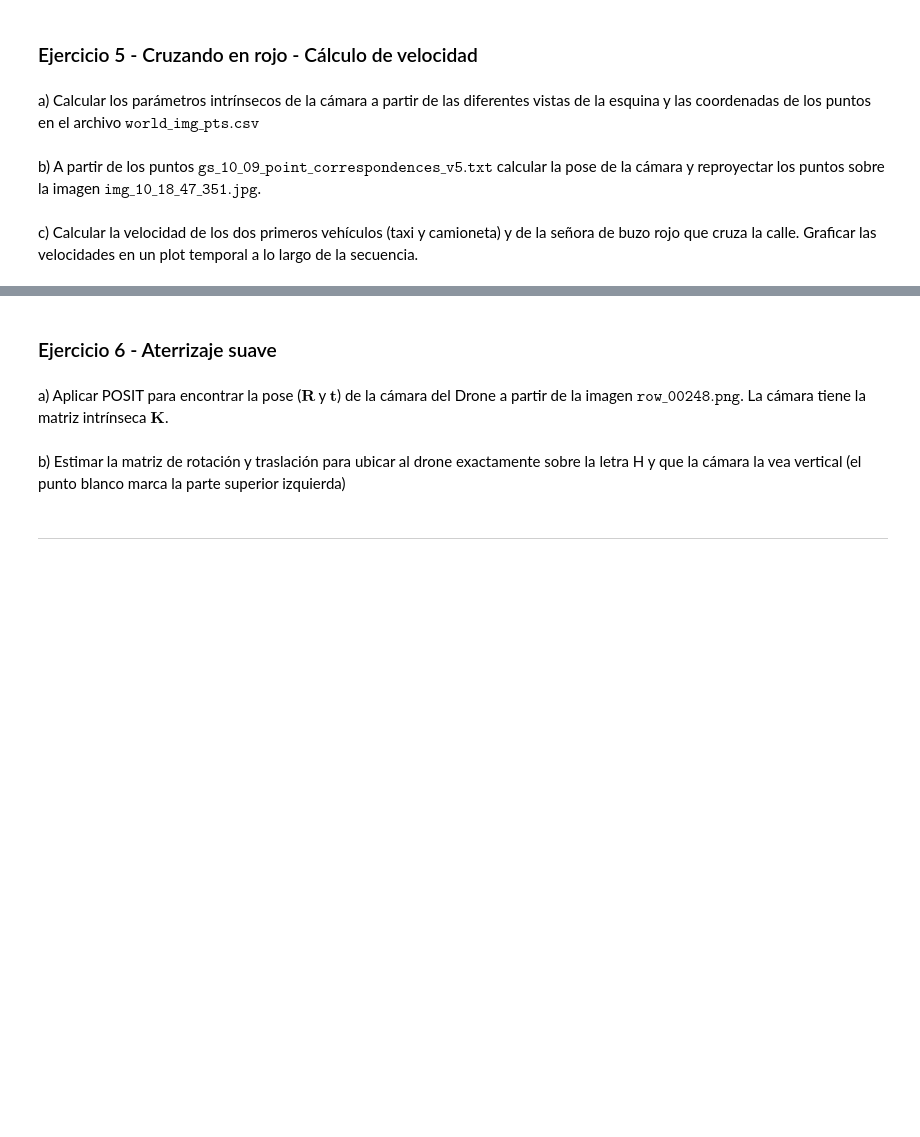
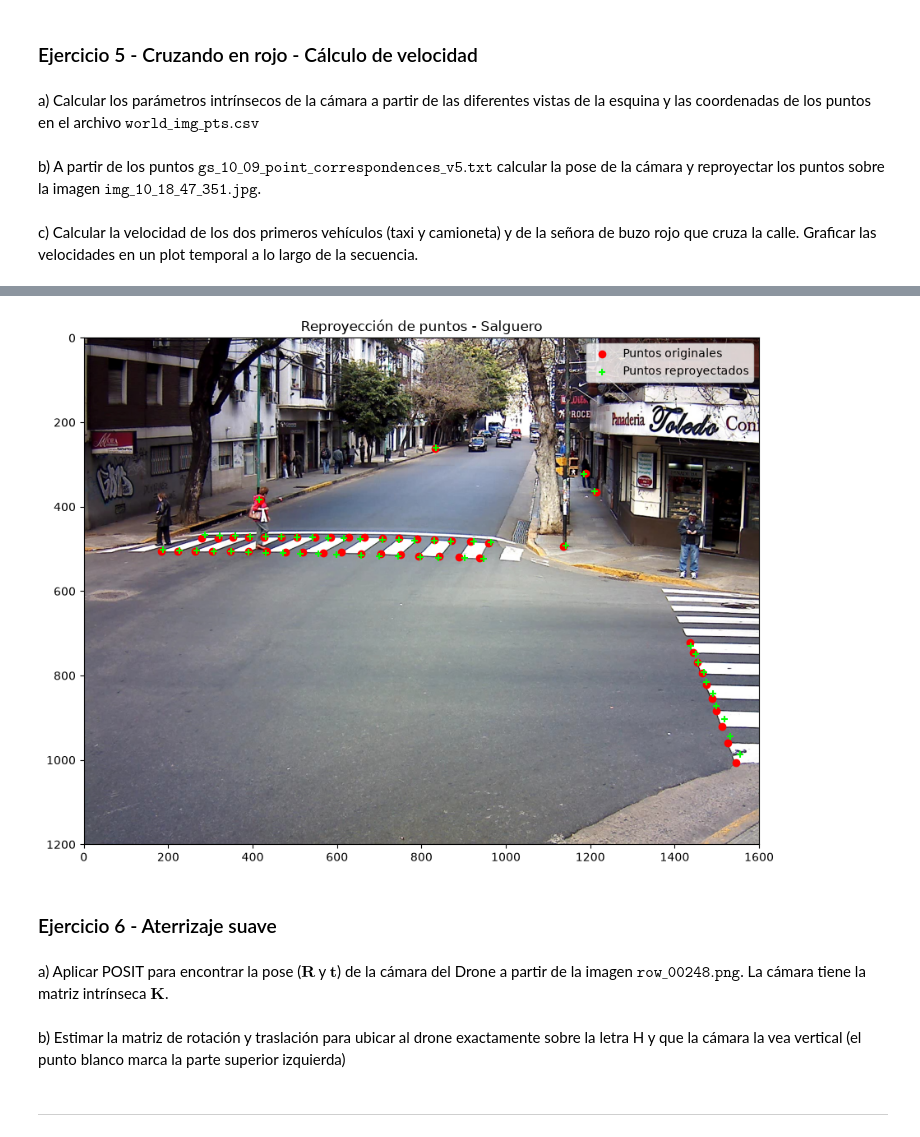
Before and after one commit to pizzanaranja/tp_alc_sigma_mas_grande, a Jupyter notebook: grupo_sigma_mayor_TP.ipynb, the cells around one changed output, grey strips where cells are left out. Cells and saved outputs as stored; diff of their text form; code cells hidden in the pictures; blank space fills up the shorter version.

```diff
--- a/grupo_sigma_mayor_TP.ipynb
+++ b/grupo_sigma_mayor_TP.ipynb
@@ -227,0 +252,81 @@ c) Calcular la velocidad de los dos primeros vehículos (taxi y camioneta) y de
+# %%
+from funciones_tp import obtenerQ2d, multiplicarMatrices, diagRH, multiplicarAx
+# Cargar correspondencias
+salguero_pts_img = np.loadtxt(os.path.join("salguero", "gs_10_09_point_correspondences_v5.txt"))
+
+# Separar coordenadas del mundo y de la imagen
+salguero_pts = salguero_pts_img[1:3, :].T
+salguero_img = salguero_pts_img[4:6, :].T
+
+# Aplanar coordenadas de imagen
+salguero_img_fila = salguero_img.flatten()
+
+# Construir matriz Q
+Q_img_salguero = obtenerQ2d(salguero_img_fila,salguero_pts)
+
+# Resolver DLT
+QtQ = multiplicarMatrices(Q_img_salguero.T,Q_img_salguero)
+
+S_img_salguero, D_img_salguero = diagRH(QtQ, 1e-8)
+
+# Obtener autovector del menor autovalor
+h_img_salguero = S_img_salguero[:, -1]
+
+# Reconstruir homografía (sin normalizar)
+H_img_salguero = h_img_salguero.reshape(3, 3)
+
+print("Homografía:")
+print(H_img_salguero)
+
+# Agregar coordenada homogénea a los puntos del mundo
+salguero_pts_h = np.hstack((salguero_pts,np.ones((len(salguero_pts), 1))))
+
+# Reproyectar puntos del mundo a la imagen
+pix_salguero_img = []
+
+for punto in salguero_pts_h:
+
+    res = multiplicarAx(H_img_salguero, punto)
+
+    # Deshomogeneizar
+    res = res / res[2]
+
+    # Guardar coordenadas u,v
+    pixel = res[:2]
+
+    pix_salguero_img.append(pixel)
+
+pix_salguero_img = np.array(pix_salguero_img)
+
+# Cargar imagen
+img = cv2.imread(os.path.join("salguero", "img_10_18_47_351.jpg"))
+
+img = cv2.cvtColor(img, cv2.COLOR_BGR2RGB)
+
+
+# Graficar puntos originales y reproyectados
+plt.figure(figsize=(14, 8))
+plt.imshow(img)
+
+plt.scatter(
+    salguero_img[:, 0],
+    salguero_img[:, 1],
+    color="red",
+    marker="o",
+    label="Puntos originales"
+)
+
+plt.scatter(
+    pix_salguero_img[:, 0],
+    pix_salguero_img[:, 1],
+    color="lime",
+    marker="+",
+    label="Puntos reproyectados"
+)
+
+plt.legend()
+plt.xlim(0, img.shape[1])
+plt.ylim(img.shape[0], 0)
+plt.title("Reproyección de puntos - Salguero")
+plt.show()
+# %% [output]
@@ -228,3 +337,4 @@ c) Calcular la velocidad de los dos primeros vehículos (taxi y camioneta) y de
+[figure, added]
 # %% [markdown]
 ### Ejercicio 6 - Aterrizaje suave
 # %% [markdown]
```
Also changed, not shown: parts of 6 cells of this notebook, 2 other files.
